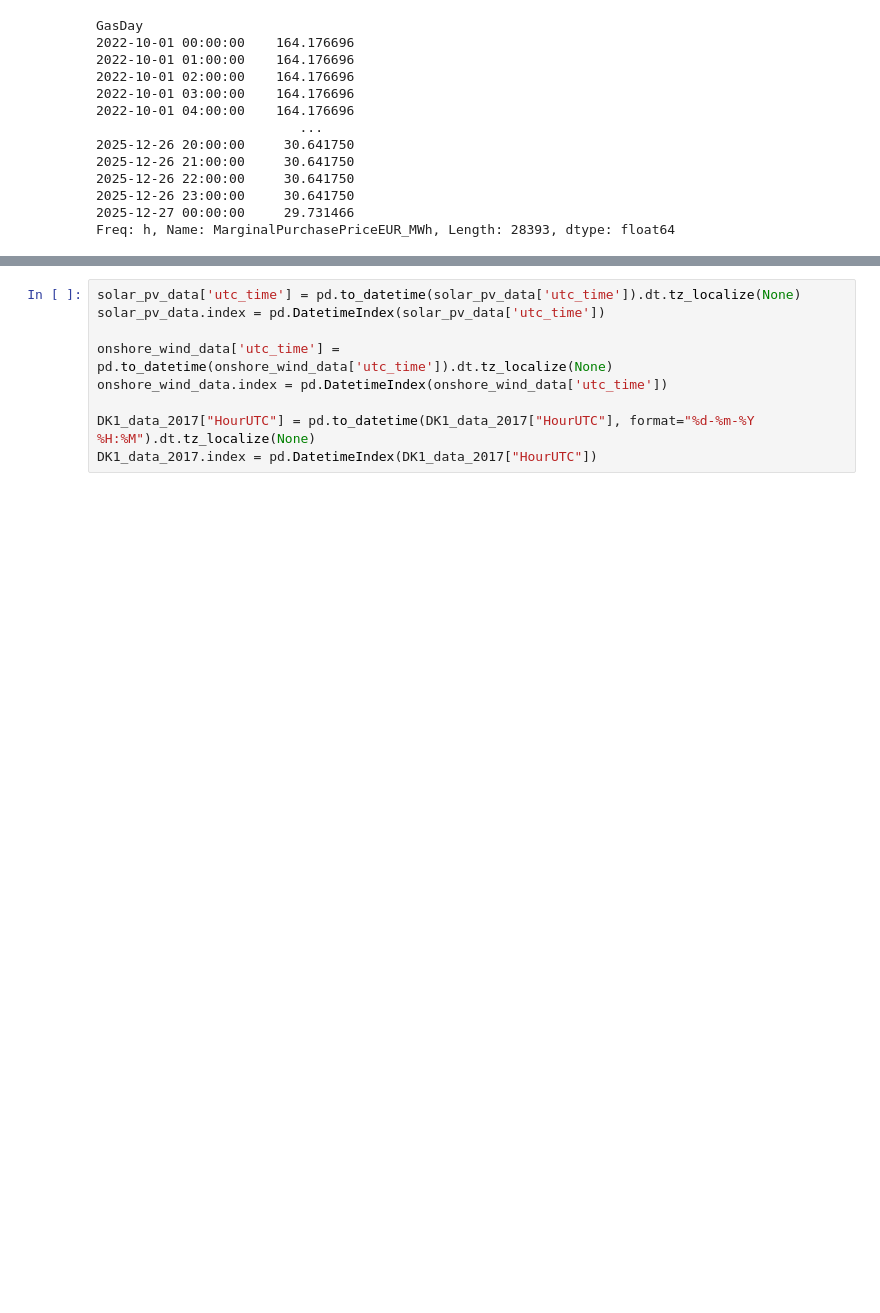
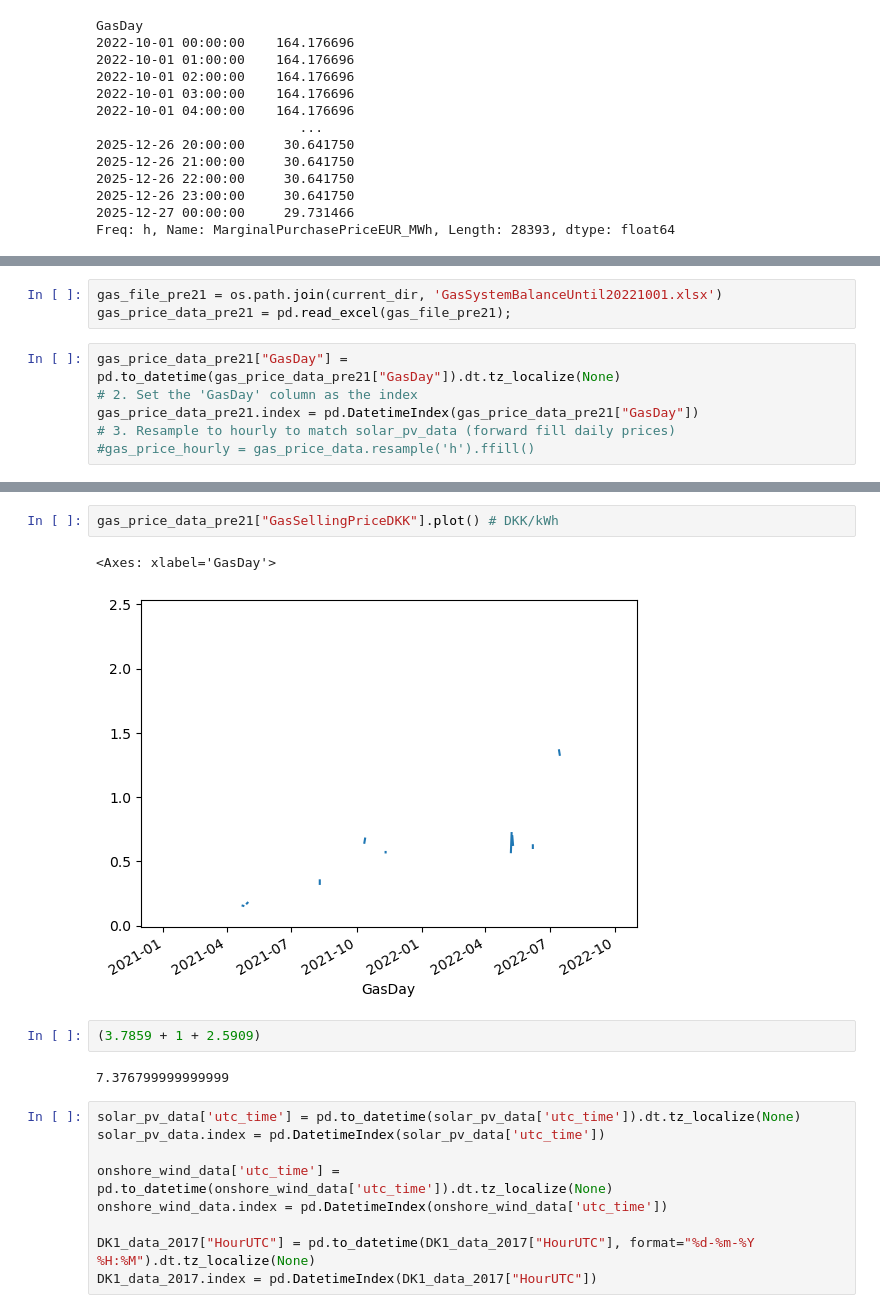
Before and after one commit to pulio12/Msc_Thesis_Greenlab_Skive, a Jupyter notebook: Test_File3.ipynb, the cells around one changed output, grey strips where cells are left out. Cells and saved outputs as stored; diff of their text form; blank space fills up the shorter version.

```diff
--- a/Test_File3.ipynb
+++ b/Test_File3.ipynb
@@ -114,0 +107,9 @@ Freq: h, Name: MarginalPurchasePriceEUR_MWh, Length: 28393, dtype: float64
+# %%
+gas_file_pre21 = os.path.join(current_dir, 'GasSystemBalanceUntil20221001.xlsx')
+gas_price_data_pre21 = pd.read_excel(gas_file_pre21);
+# %%
+gas_price_data_pre21["GasDay"] = pd.to_datetime(gas_price_data_pre21["GasDay"]).dt.tz_localize(None)
+# 2. Set the 'GasDay' column as the index
+gas_price_data_pre21.index = pd.DatetimeIndex(gas_price_data_pre21["GasDay"])
+# 3. Resample to hourly to match solar_pv_data (forward fill daily prices)
+#gas_price_hourly = gas_price_data.resample('h').ffill()
@@ -115,3 +149,12 @@ Freq: h, Name: MarginalPurchasePriceEUR_MWh, Length: 28393, dtype: float64
+# %%
+gas_price_data_pre21["GasSellingPriceDKK"].plot() # DKK/kWh
+# %% [output]
+<Axes: xlabel='GasDay'>
+[figure, added]
+# %%
+(3.7859 + 1 + 2.5909)
+# %% [output]
+7.376799999999999
 # %%
 solar_pv_data['utc_time'] = pd.to_datetime(solar_pv_data['utc_time']).dt.tz_localize(None)
 solar_pv_data.index = pd.DatetimeIndex(solar_pv_data['utc_time'])
```
Also changed, not shown: parts of 46 cells of this notebook, 2 other files.
